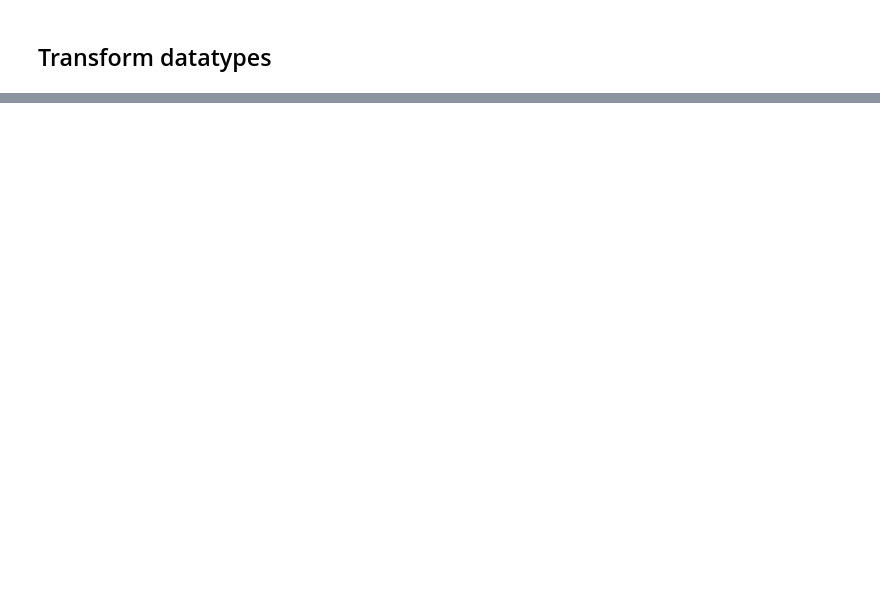
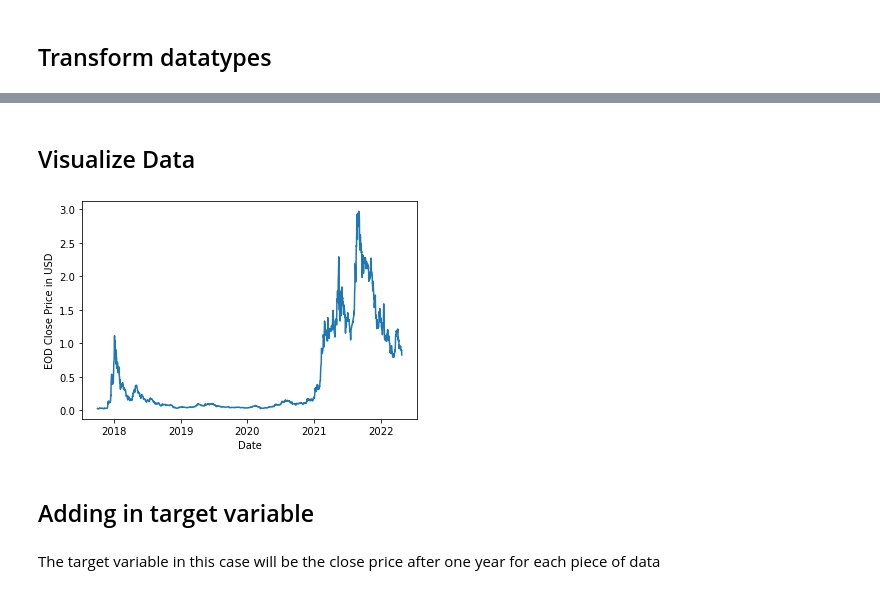
Before and after one commit to chabrian/crypto-predictor-model, a Jupyter notebook: MachineLearning/LinearRegressionModel.ipynb, the cells around one changed output, grey strips where cells are left out. Saved outputs shown, nothing was run; the diff lists cells and outputs as text; code cells hidden in the pictures; blank space fills up the shorter version.

```diff
--- a/MachineLearning/LinearRegressionModel.ipynb
+++ b/MachineLearning/LinearRegressionModel.ipynb
@@ -20,3 +18,10 @@ ada_df.head()
+# %%
+# create the database engine
+db_string = f"postgresql://postgres:{db_password}@{host_name}:5432/Crypto_Data"
+# %%
+engine = create_engine(db_string)
+# %%
+ada_df = pd.read_sql("SELECT * FROM ada_orig", con=engine)
 # %%
 ada_df.shape
 # %% [output]
@@ -35,2 +51,5 @@ dtype: object
 # %% [markdown]
 ## Transform datatypes
+# %%
+ada_df['date_orig'] = pd.to_datetime(ada_df["date_orig"])
+ada_df.dtypes
@@ -36,0 +67,13 @@ dtype: object
+# %% [markdown]
+## Visualize Data
+# %%
+plt.plot(ada_df.date_orig, ada_df.close_ada)
+plt.xlabel('Date')
+plt.ylabel('EOD Close Price in USD')
+plt.show()
+# %% [output]
+[figure, added]
+# %% [markdown]
+## Adding in target variable
+# %% [markdown]
+The target variable in this case will be the close price after one year for each piece of data
```
Also changed, not shown: parts of 29 cells of this notebook.
